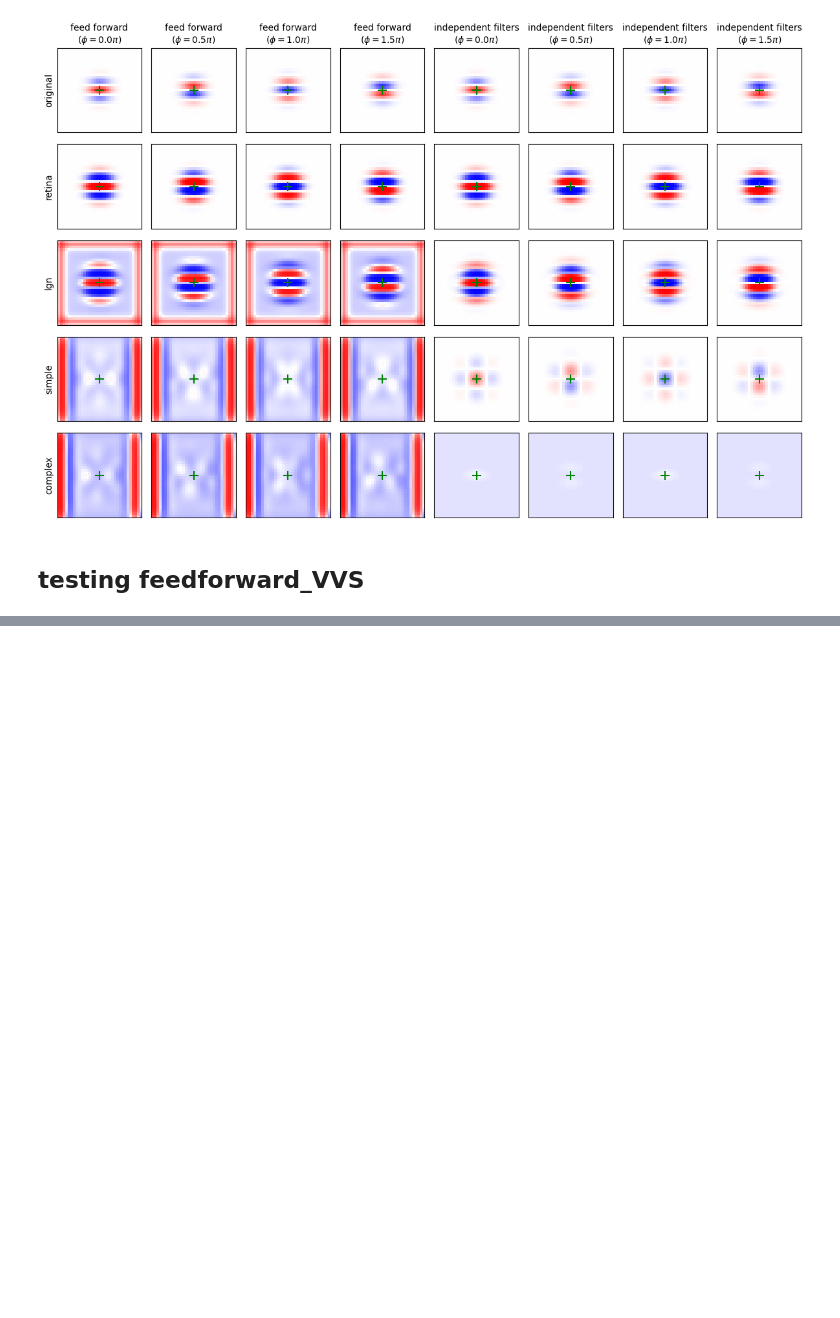
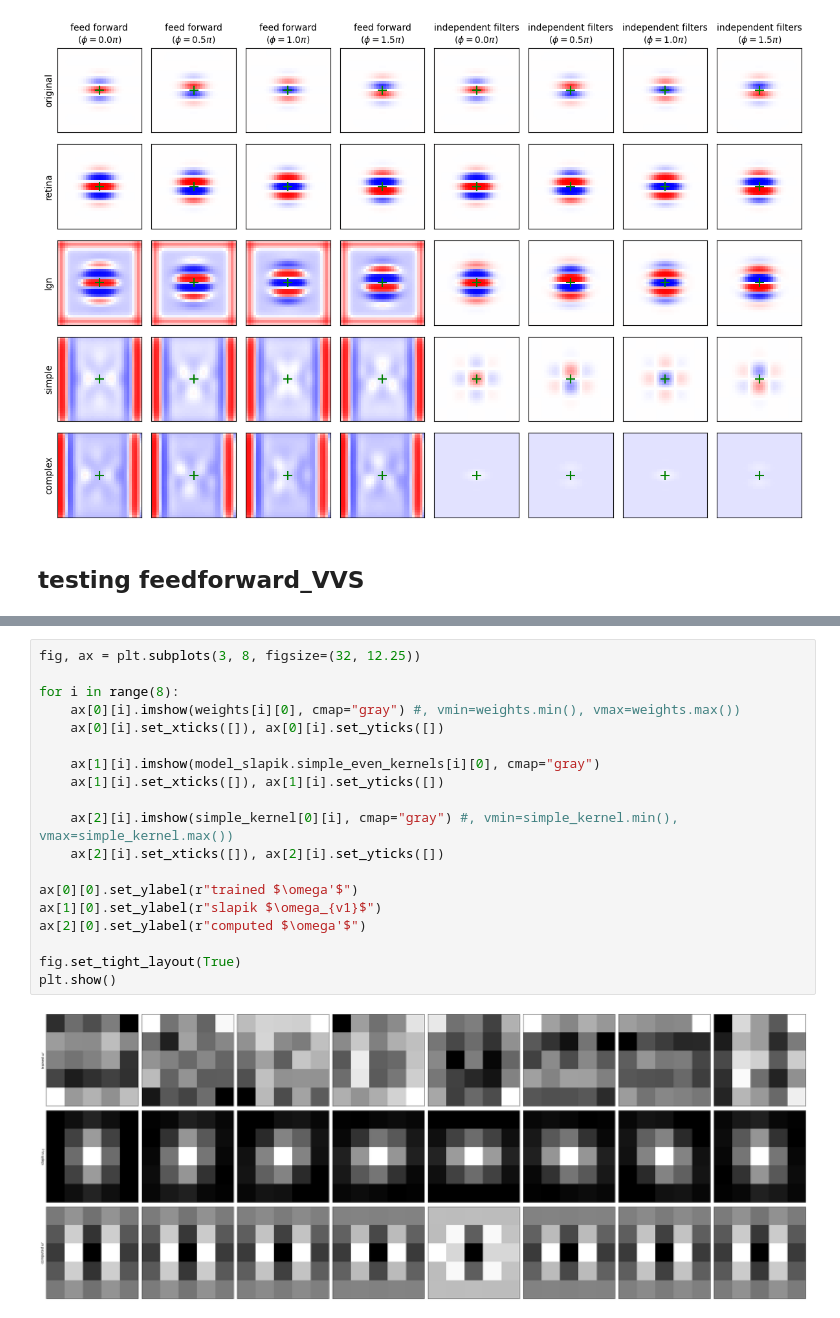
Before and after one commit to MarioDipoppa/thalamocortical_powerlaw, a Jupyter notebook: testing.ipynb, the cells around one changed output, grey strips where cells are left out. Drawn from its saved outputs; the diff is of its cells as text; blank space fills up the shorter version.

```diff
--- a/testing.ipynb
+++ b/testing.ipynb
@@ -658,0 +827,21 @@ plt.show()
+# %%
+fig, ax = plt.subplots(3, 8, figsize=(32, 12.25))
+
+for i in range(8):
+    ax[0][i].imshow(weights[i][0], cmap="gray") #, vmin=weights.min(), vmax=weights.max())
+    ax[0][i].set_xticks([]), ax[0][i].set_yticks([])
+
+    ax[1][i].imshow(model_slapik.simple_even_kernels[i][0], cmap="gray")
+    ax[1][i].set_xticks([]), ax[1][i].set_yticks([])
+
+    ax[2][i].imshow(simple_kernel[0][i], cmap="gray") #, vmin=simple_kernel.min(), vmax=simple_kernel.max())
+    ax[2][i].set_xticks([]), ax[2][i].set_yticks([])
+
+ax[0][0].set_ylabel(r"trained $\omega'$")
+ax[1][0].set_ylabel(r"slapik $\omega_{v1}$")
+ax[2][0].set_ylabel(r"computed $\omega'$")
+
+fig.set_tight_layout(True)
+plt.show()
+# %% [output]
+[figure, added]
```
Also changed, not shown: parts of 45 cells of this notebook, 6 other files.
